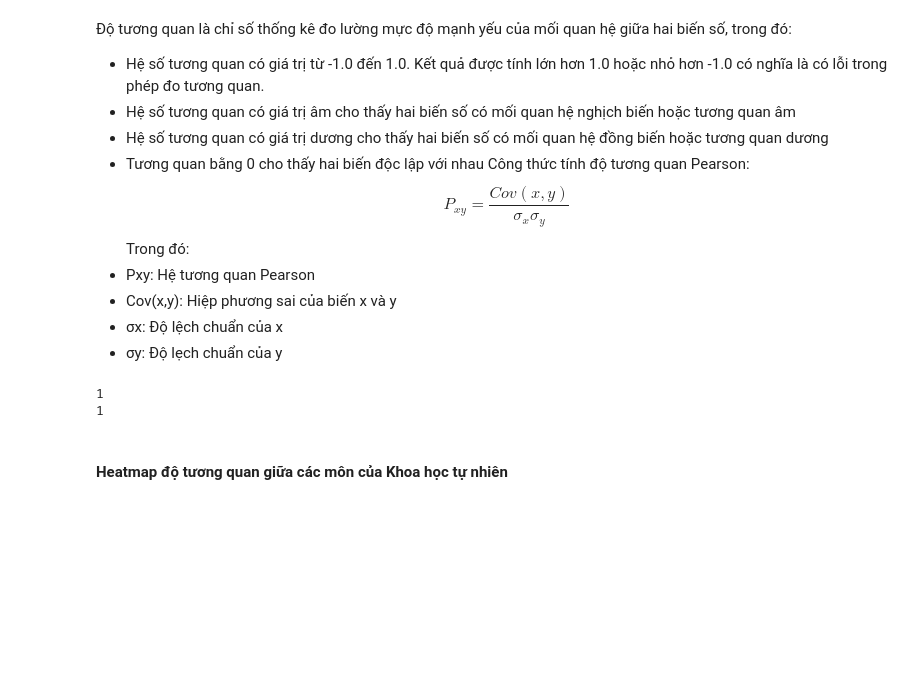
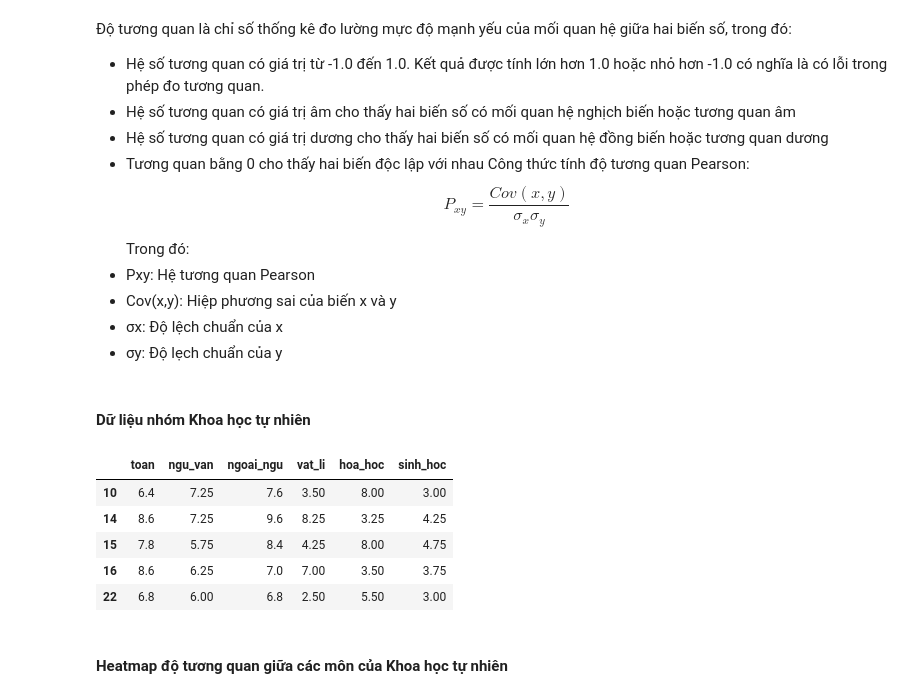
Before and after one commit to ntp-shin/Introduction_to_Data_Science, a Jupyter notebook: 1_Correlation.ipynb, the cells around one changed output. Saved outputs shown, nothing was run; the diff lists cells and outputs as text; code cells hidden in the pictures; blank space fills up the shorter version.

```diff
--- a/1_Correlation.ipynb
+++ b/1_Correlation.ipynb
@@ -32,12 +32,19 @@ Trong đó:
 - Cov(x,y): Hiệp phương sai của biến x và y
 - σx: Độ lệch chuẩn của x
 - σy: Độ lẹch chuẩn của y
-# %%
-khtn = df.loc[:, ['toan', 'ngu_van', 'ngoai_ngu', 'vat_li','hoa_hoc', 'sinh_hoc']].corr()
-khxh = df.loc[:, ['toan', 'ngu_van', 'ngoai_ngu', 'dia_ly', 'lich_su', 'gdcd']].corr()
-# %% [output]
-1
-1
+# %% [markdown]
+#### Dữ liệu nhóm Khoa học tự nhiên
+# %%
+data_khtn = df.loc[df['vat_li'].notnull() & df['hoa_hoc'].notnull() & df['sinh_hoc'].notnull(), ['toan', 'ngu_van', 'ngoai_ngu', 'vat_li','hoa_hoc', 'sinh_hoc']]
+khtn = data_khtn.corr()
+data_khtn.head()
+# %% [output]
+|  | toan | ngu_van | ngoai_ngu | vat_li | hoa_hoc | sinh_hoc |
+| 10 | 6.4 | 7.25 | 7.6 | 3.50 | 8.00 | 3.00 |
+| 14 | 8.6 | 7.25 | 9.6 | 8.25 | 3.25 | 4.25 |
+| 15 | 7.8 | 5.75 | 8.4 | 4.25 | 8.00 | 4.75 |
+| 16 | 8.6 | 6.25 | 7.0 | 7.00 | 3.50 | 3.75 |
+| 22 | 6.8 | 6.00 | 6.8 | 2.50 | 5.50 | 3.00 |
 # %% [markdown]
 #### Heatmap độ tương quan giữa các môn của Khoa học tự nhiên
 # %%
```
Also changed, not shown: parts of 7 cells of this notebook.
